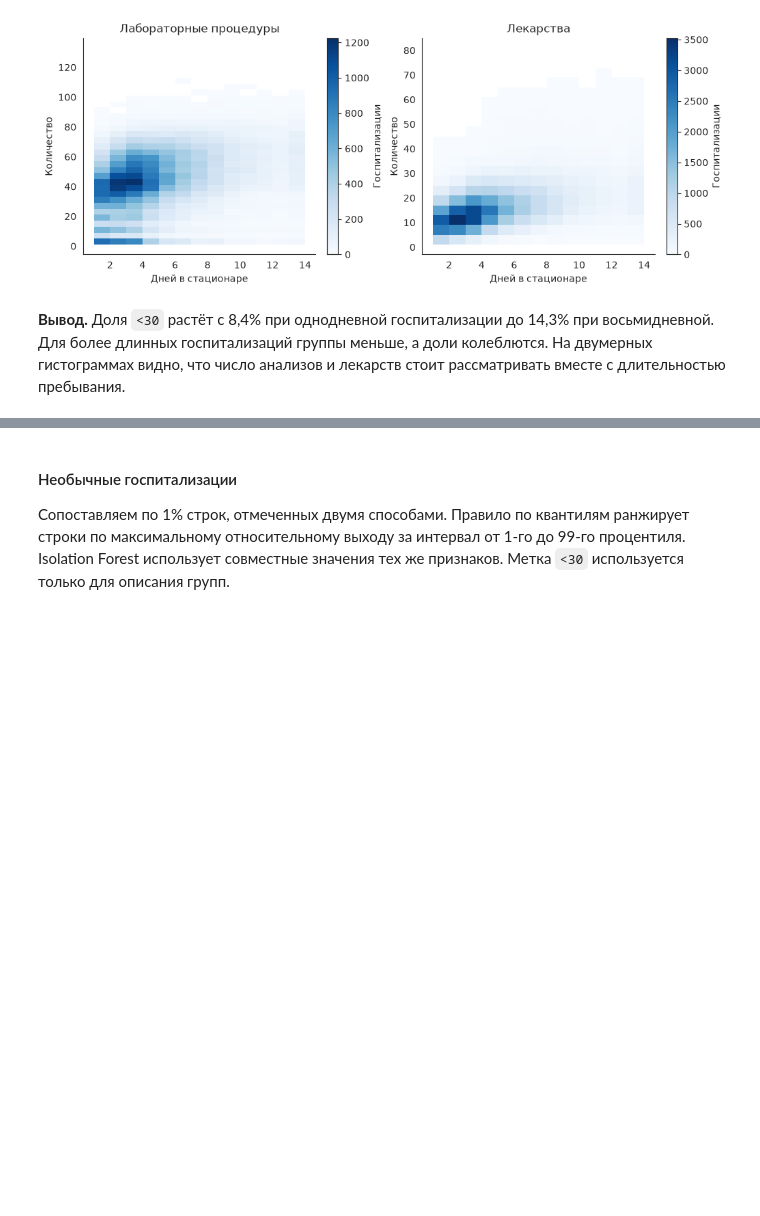
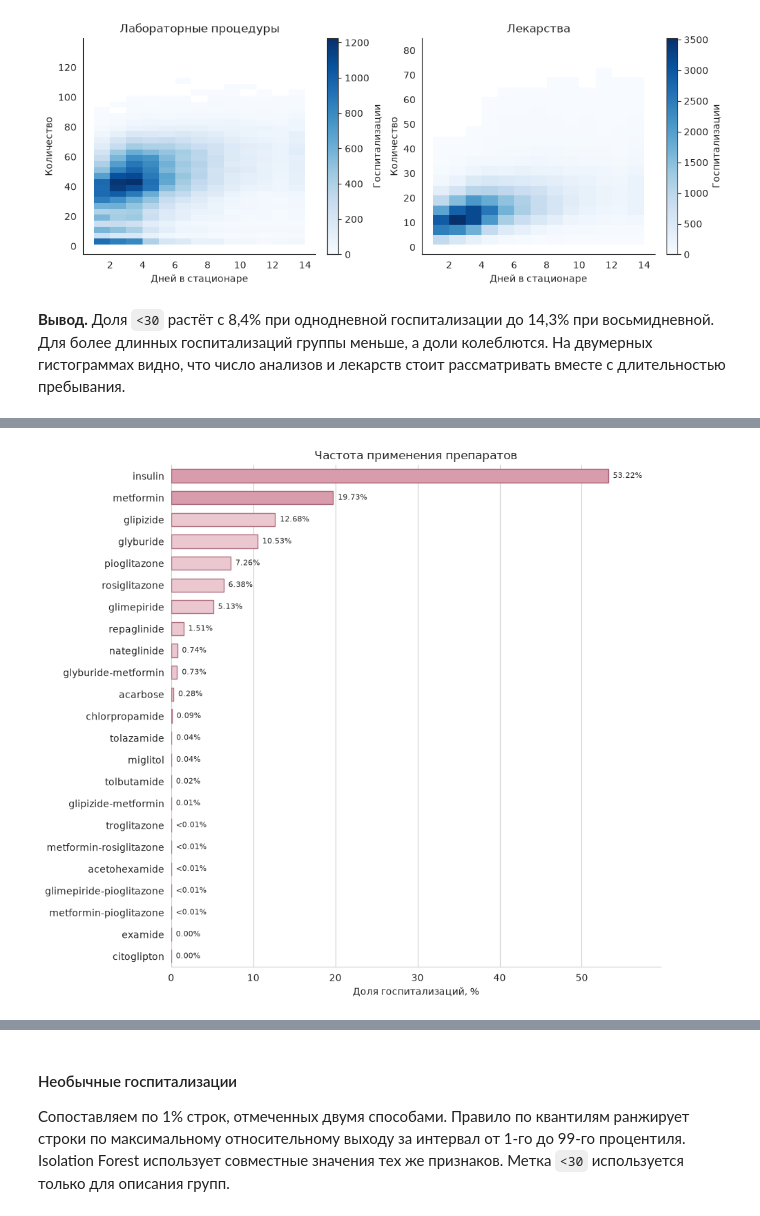
Before and after one commit to FlexonaFFt/cu-ml-diabetes-project, a Jupyter notebook: eda_notebooks/eda_fundamental.ipynb, the cells around one changed output, grey strips where cells are left out. Cells and saved outputs as stored; diff of their text form; code cells hidden in the pictures; blank space fills up the shorter version.

```diff
--- a/eda_notebooks/eda_fundamental.ipynb
+++ b/eda_notebooks/eda_fundamental.ipynb
@@ -617,0 +676,30 @@ plt.show()
+# %%
+medications = train.loc[:, "metformin":"metformin-pioglitazone"]
+med_status = ["No", "Steady", "Up", "Down"]
+assert medications.isin(med_status).to_numpy().all()
+
+med_frequency = medications.ne("No").mean().mul(100).sort_values(ascending=False, kind="stable")
+med_choices = ["insulin", med_frequency.drop(index="insulin").idxmax()]
+
+with sns.axes_style("whitegrid", {"axes.grid.axis": "x"}):
+    fig, ax = plt.subplots(figsize=(9, 8), layout="constrained")
+    sns.barplot(
+        x=med_frequency, y=med_frequency.index, color="#EBC7D0",
+        saturation=1, edgecolor="#AF7180", linewidth=1, width=0.61, ax=ax,
+    )
+    for drug, bar in zip(med_frequency.index, ax.containers[0], strict=True):
+        if drug in med_choices:
+            bar.set_facecolor("#D99CAC")
+            bar.set_edgecolor("#A66275")
+    ax.bar_label(
+        ax.containers[0],
+        labels=[f"{share:.2f}%" if share >= 0.01 or share == 0 else "<0.01%"
+                for share in med_frequency],
+        padding=5, fontsize=8,
+    )
+    ax.set(title="Частота применения препаратов", xlabel="Доля госпитализаций, %", ylabel=None)
+    ax.margins(x=0.12)
+    sns.despine(ax=ax, left=True)
+plt.show()
+# %% [output]
+[figure, added]
```
Also changed, not shown: parts of 9 cells of this notebook.
